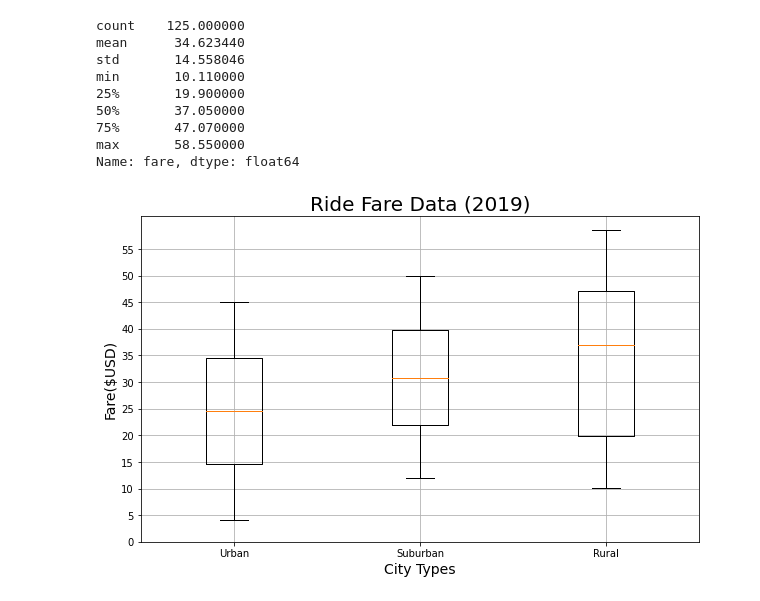
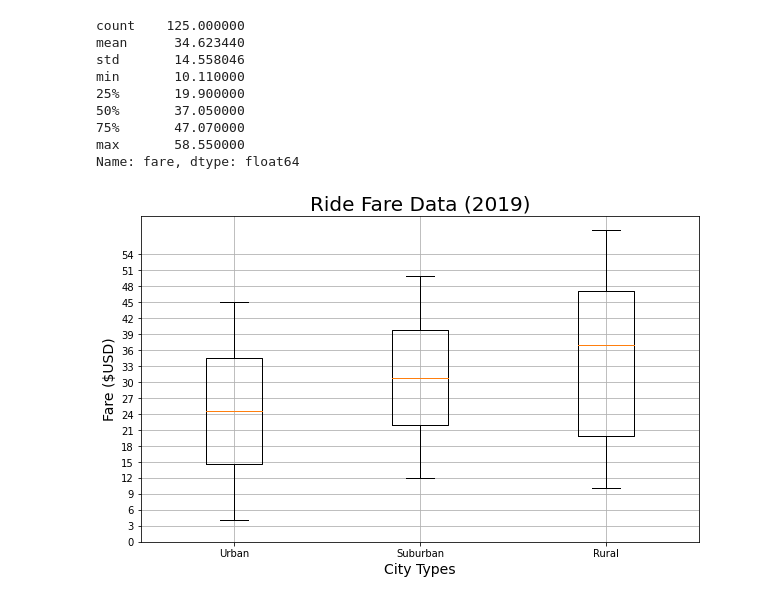
Before and after one commit to NShan9297/PyBer_Analysis, a Jupyter notebook: PyBer.ipynb, the cells around one changed output. Cells and saved outputs as stored; diff of their text form; code cells hidden in the pictures.

Commit message:
corrected figures.

```diff
--- a/PyBer.ipynb
+++ b/PyBer.ipynb
@@ -831,19 +844,21 @@ min       10.110000
 max       58.550000
 Name: fare, dtype: float64
 # %%
+# All city types ride fare data
+
 # all data on one box-and-whisker
-# Add all ride count box-and-whisker plots to the same graph.
+# Add all ride fares box-and-whisker plots to the same graph.
 x_labels = ["Urban", "Suburban","Rural"]
 ride_fare_data = [urban_fares, suburban_fares, rural_fares]
 fig, ax = plt.subplots(figsize=(10, 6))
 ax.set_title('Ride Fare Data (2019)',fontsize=20)
-ax.set_ylabel('Fare($USD)',fontsize=14)
+ax.set_ylabel('Fare ($USD)',fontsize=14)
 ax.set_xlabel("City Types",fontsize=14)
 ax.boxplot(ride_fare_data, labels=x_labels)
-ax.set_yticks(np.arange(0, 56, step=5.0))
+ax.set_yticks(np.arange(0, 56, step=3.0))
 ax.grid()
 # Save the figure.
-plt.savefig("analysis/Fig2.png")
+plt.savefig("analysis/Fig3.png")
 plt.show()
 # %% [output]
-[figure, old version]
+[figure, new version]
```
Also changed, not shown: parts of 17 cells of this notebook, 4 other files.
